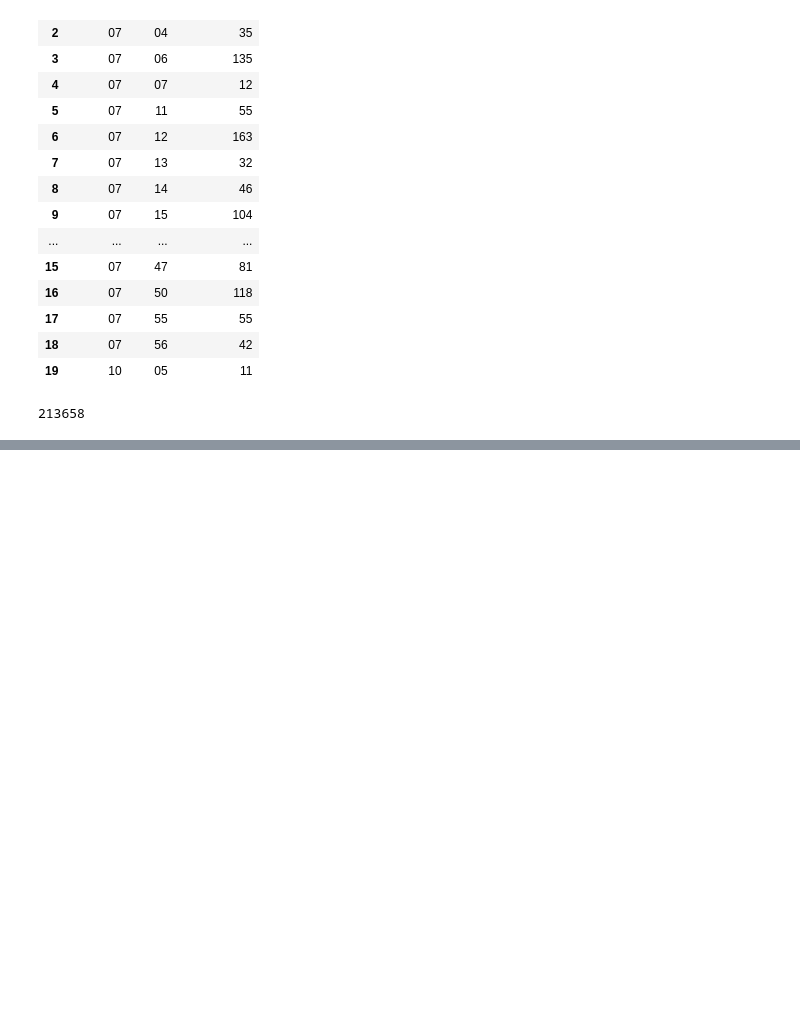
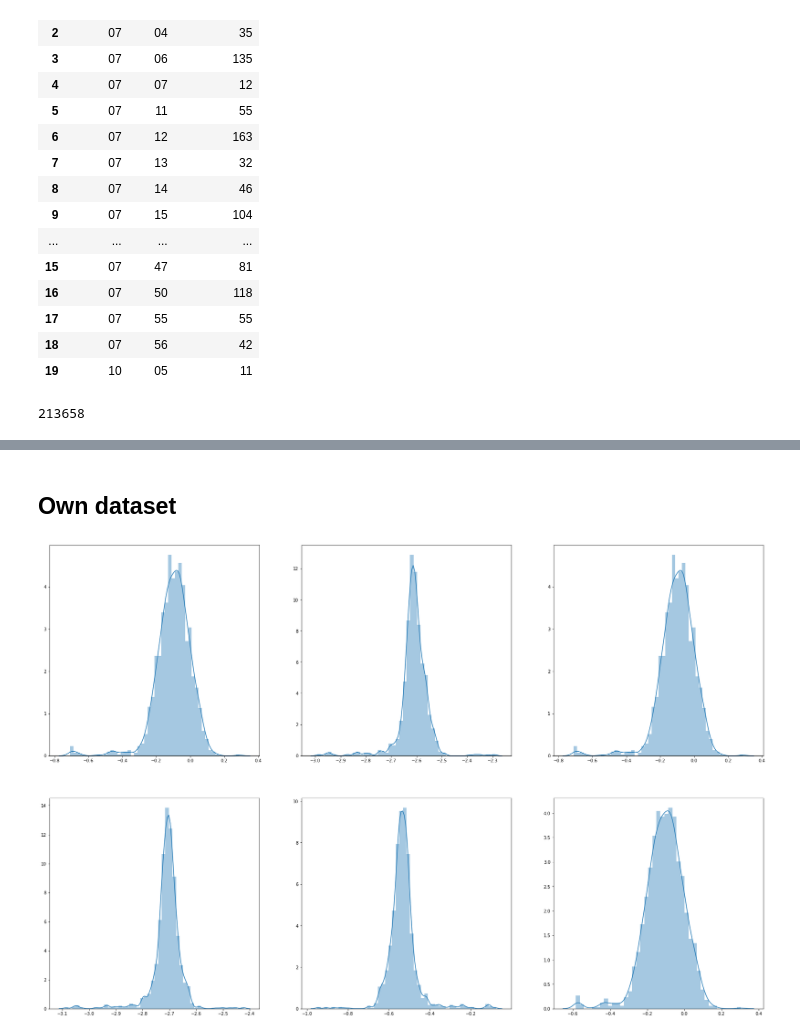
Before and after one commit to lukaszsus/gaze-estimation, a Jupyter notebook: notebooks/mpiigaze_analysis.ipynb, the cells around one changed output, grey strips where cells are left out. Saved outputs shown, nothing was run; the diff lists cells and outputs as text; code cells hidden in the pictures; blank space fills up the shorter version.

```diff
--- a/notebooks/mpiigaze_analysis.ipynb
+++ b/notebooks/mpiigaze_analysis.ipynb
@@ -207,0 +234,6 @@ np.sum(y) + np.sum(df_untrusted["Liczba zdjęć"].values)
+# %% [markdown]
+## Own dataset
+# %%
+plot_dists(own_poses[:, :6])
+# %% [output]
+[figure, added]
```
Also changed, not shown: parts of 13 cells of this notebook, 22 other files.
